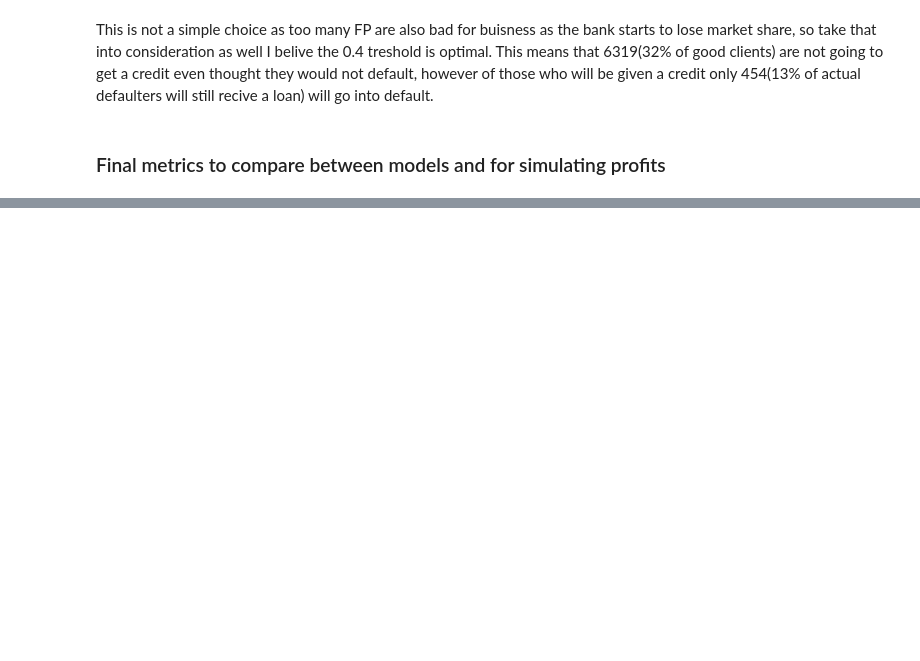
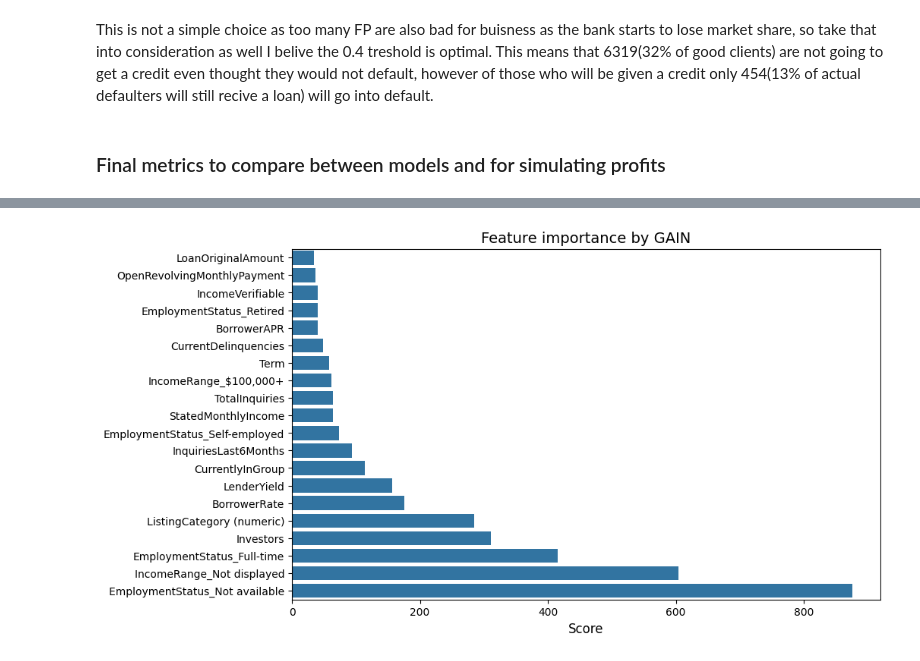
Before and after one commit to hoanganhlinh/MRK-projekt, a Jupyter notebook: 04_XGB.ipynb, the cells around one changed output, grey strips where cells are left out. Cells and saved outputs as stored; diff of their text form; code cells hidden in the pictures; blank space fills up the shorter version.

```diff
--- a/04_XGB.ipynb
+++ b/04_XGB.ipynb
@@ -431,0 +448,16 @@ final_model.save_model("XGboost.json")
+# %%
+# Feature importance by `gain` - average information gain
+
+fi_weight = final_model.get_booster().get_score(importance_type='gain')
+fi_weight_df = pd.DataFrame(data={"column": list(fi_weight.keys()), "score": list(fi_weight.values())})
+fi_weight_df = fi_weight_df.nlargest(20, columns="score").sort_values(by = "score", ascending=True)
+
+plt.figure(figsize=(10, 6))
+sns.barplot(data=fi_weight_df, x='score', y='column')
+plt.title('Feature importance by GAIN', fontsize=14)
+plt.axvline(0, color='k', linestyle='--', alpha=0.3)
+plt.xlabel('Score', fontsize=12)
+plt.ylabel(None)
+plt.show()
+# %% [output]
+[figure, added]
```
Also changed, not shown: parts of 16 cells of this notebook, 1 other file.
